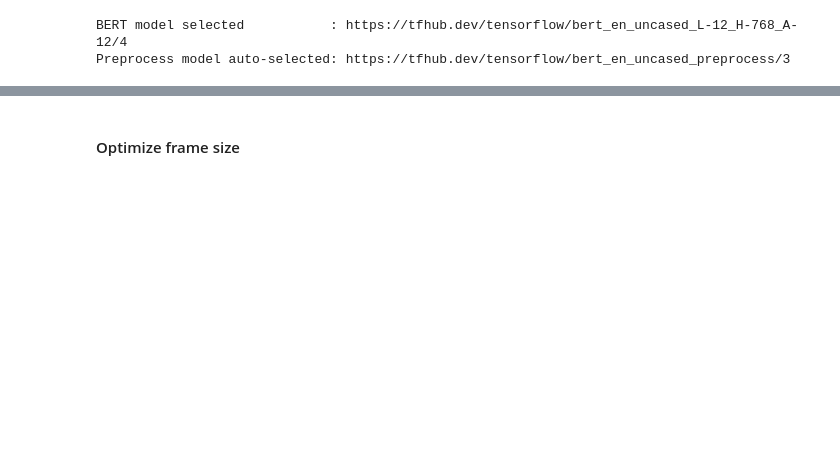
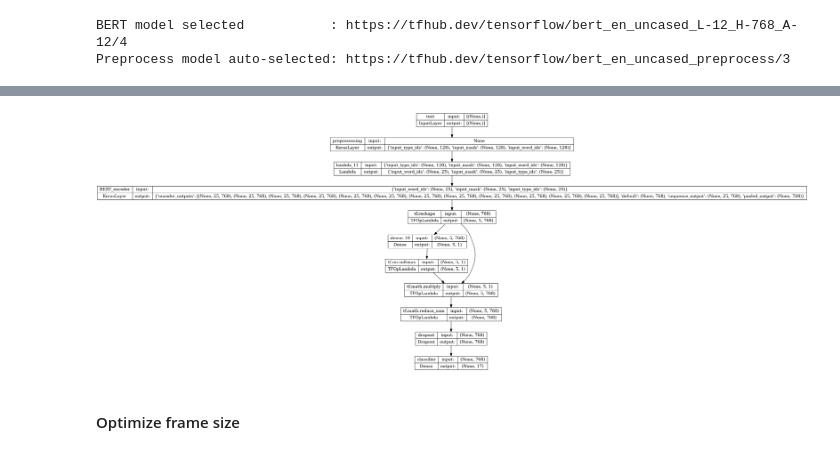
Before and after one commit to m-dunbar/article-parsing-toolset, a Jupyter notebook: Project-3.Article_Parsing_Toolset.ipynb, the cells around one changed output, grey strips where cells are left out. Saved outputs shown, nothing was run; the diff lists cells and outputs as text; code cells hidden in the pictures; blank space fills up the shorter version.

Commit message:
add plot

```diff
--- a/Project-3.Article_Parsing_Toolset.ipynb
+++ b/Project-3.Article_Parsing_Toolset.ipynb
@@ -938,3 +970,20 @@ Type Ids   : [0 0 0 0 0 0 0 0 0 0 0 0]
+# %%
+from tensorflow.keras.utils import plot_model
+
+# Build the model
+num_classes = len(unique_labels)
+classifier_model = build_attention_based_model(tfhub_handle_encoder, num_classes)
+
+# Plot the model
+plot_model(
+    classifier_model,
+    to_file="model_plot.png",  # Save the plot to a file
+    show_shapes=True,          # Display the shapes of the layers
+    show_layer_names=True,     # Display the names of the layers
+    expand_nested=True         # Expand nested layers (e.g., Lambda layers)
+)
+# %% [output]
+[figure, added]
 # %% [markdown]
 #### Optimize frame size
 # %%
```
Also changed, not shown: parts of 26 cells of this notebook, 2 other files.
